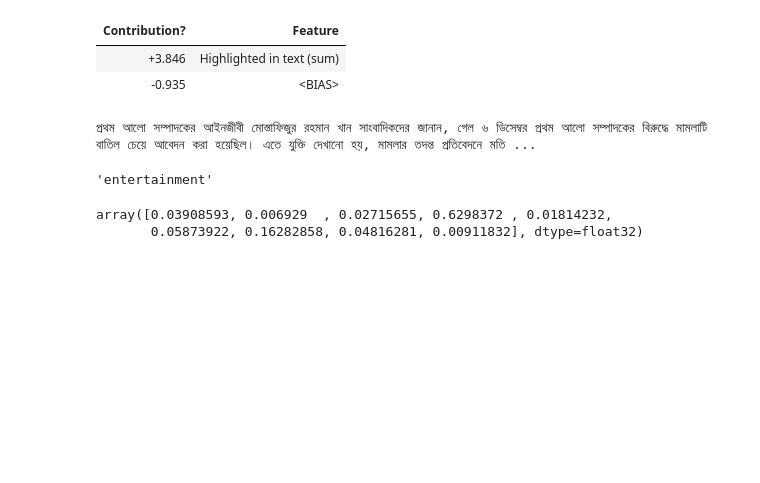
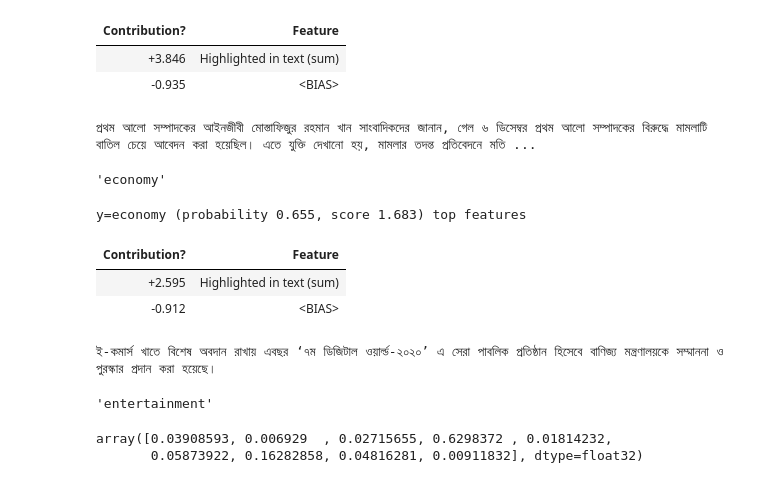
Before and after one commit to raqueeb/nlp_bangla, a Jupyter notebook: Chap_7_transformers_bert_Bangla.ipynb, the cells around one changed output. Saved outputs shown, nothing was run; the diff lists cells and outputs as text; code cells hidden in the pictures; blank space fills up the shorter version.

```diff
--- a/Chap_7_transformers_bert_Bangla.ipynb
+++ b/Chap_7_transformers_bert_Bangla.ipynb
@@ -182,6 +182,18 @@ y=bangladesh (probability 0.843, score 2.911) top features
 | +3.846 | Highlighted in text (sum) |
 | -0.935 | <BIAS> |
 প্রথম আলো সম্পাদকের আইনজীবী মোস্তাফিজুর রহমান খান সাংবাদিকদের জানান, গেল ৬ ডিসেম্বর প্রথম আলো সম্পাদকের বিরুদ্ধে মামলাটি বাতিল চেয়ে আবেদন করা হয়েছিল। এতে যুক্তি দেখানো হয়, মামলার তদন্ত প্রতিবেদনে মতি ...
+# %%
+predictor.predict('ই-কমার্স খাতে বিশেষ অবদান রাখায় এবছর ‘৭ম ডিজিটাল ওয়ার্ল্ড-২০২০’ এ সেরা পাবলিক প্রতিষ্ঠান হিসেবে বাণিজ্য মন্ত্রণালয়কে সম্মাননা ও পুরস্কার প্রদান করা হয়েছে।')
+# %% [output]
+'economy'
+# %%
+predictor.explain('ই-কমার্স খাতে বিশেষ অবদান রাখায় এবছর ‘৭ম ডিজিটাল ওয়ার্ল্ড-২০২০’ এ সেরা পাবলিক প্রতিষ্ঠান হিসেবে বাণিজ্য মন্ত্রণালয়কে সম্মাননা ও পুরস্কার প্রদান করা হয়েছে।')
+# %% [output]
+y=economy (probability 0.655, score 1.683) top features
+| Contribution? | Feature |
+| +2.595 | Highlighted in text (sum) |
+| -0.912 | <BIAS> |
+ই-কমার্স খাতে বিশেষ অবদান রাখায় এবছর ‘৭ম ডিজিটাল ওয়ার্ল্ড-২০২০’ এ সেরা পাবলিক প্রতিষ্ঠান হিসেবে বাণিজ্য মন্ত্রণালয়কে সম্মাননা ও পুরস্কার প্রদান করা হয়েছে।
 # %%
 predictor.predict('বাংলাদেশ টেলিভিশনে গান হয়, সংস্কৃতিকে তুলে ধরতে হবে আমাদের।')
 # %% [output]
```
Also changed, not shown: parts of 7 cells of this notebook.
